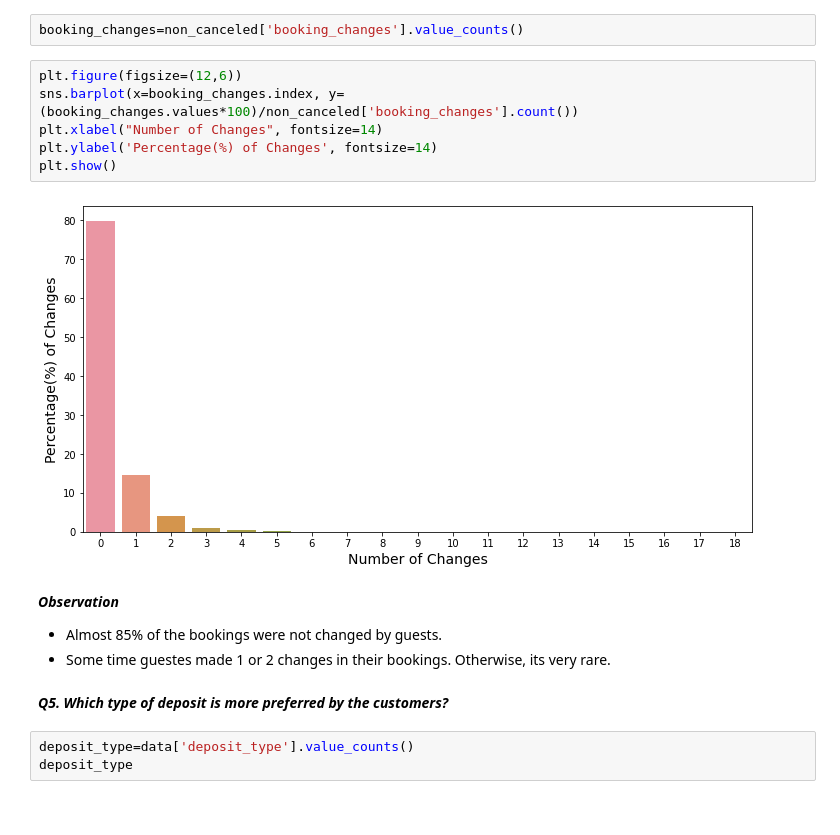
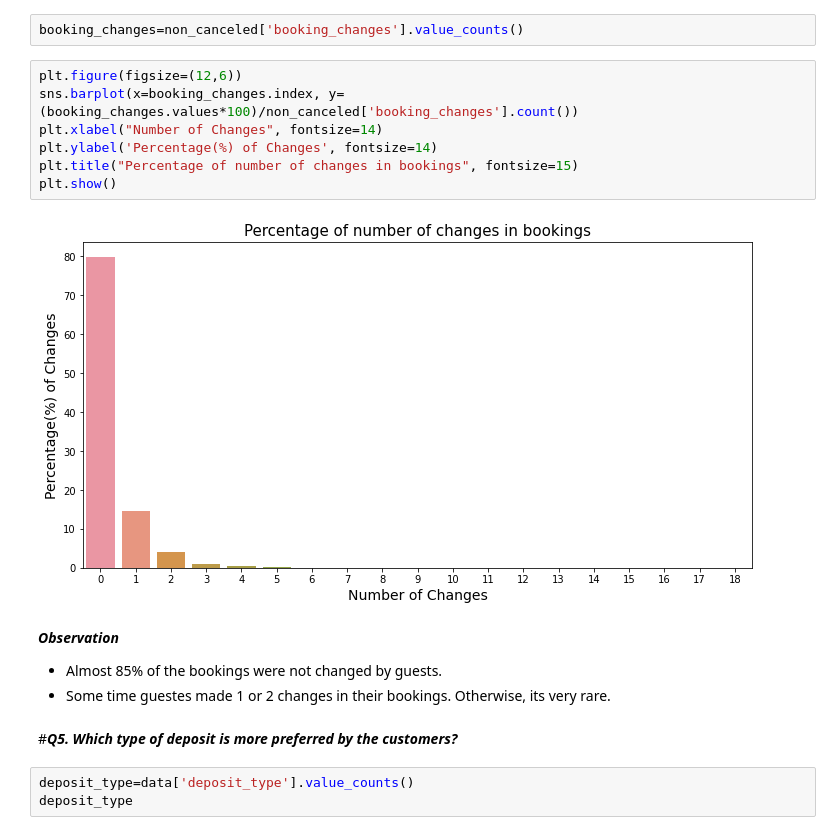
Before and after one commit to raoak18/Hotels-Data-Analysis-EDA, a Jupyter notebook: Hotel_Booking_Analysis_Capstone_Project.ipynb, the cells around one changed output. Cells and saved outputs as stored; diff of their text form.

```diff
--- a/Hotel_Booking_Analysis_Capstone_Project.ipynb
+++ b/Hotel_Booking_Analysis_Capstone_Project.ipynb
@@ -356,17 +349,18 @@ booking_changes=non_canceled['booking_changes'].value_counts()
 # %%
 plt.figure(figsize=(12,6))
 sns.barplot(x=booking_changes.index, y=(booking_changes.values*100)/non_canceled['booking_changes'].count())
 plt.xlabel("Number of Changes", fontsize=14)
 plt.ylabel('Percentage(%) of Changes', fontsize=14)
+plt.title("Percentage of number of changes in bookings", fontsize=15)
 plt.show()
 # %% [output]
-[figure, old version]
+[figure, new version]
 # %% [markdown]
 ***Observation***
 * Almost 85% of the bookings were not changed by guests.
 * Some time guestes made 1 or 2 changes  in their bookings. Otherwise, its very rare.
 # %% [markdown]
-***Q5. Which type of deposit is more preferred by the customers?***
+#***Q5. Which type of deposit is more preferred by the customers?***
 # %%
 deposit_type=data['deposit_type'].value_counts()
 deposit_type
```
Also changed, not shown: parts of 57 cells of this notebook.
